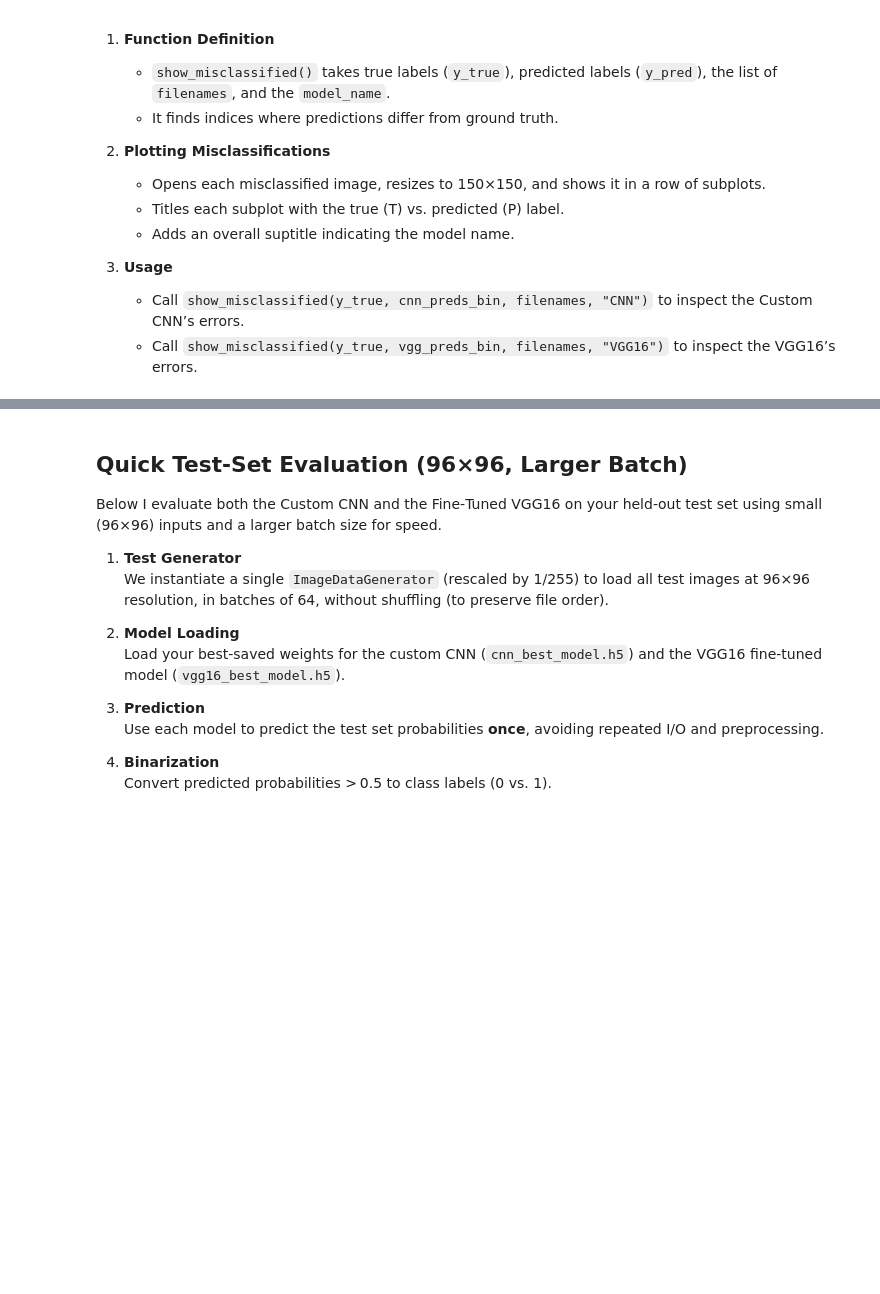
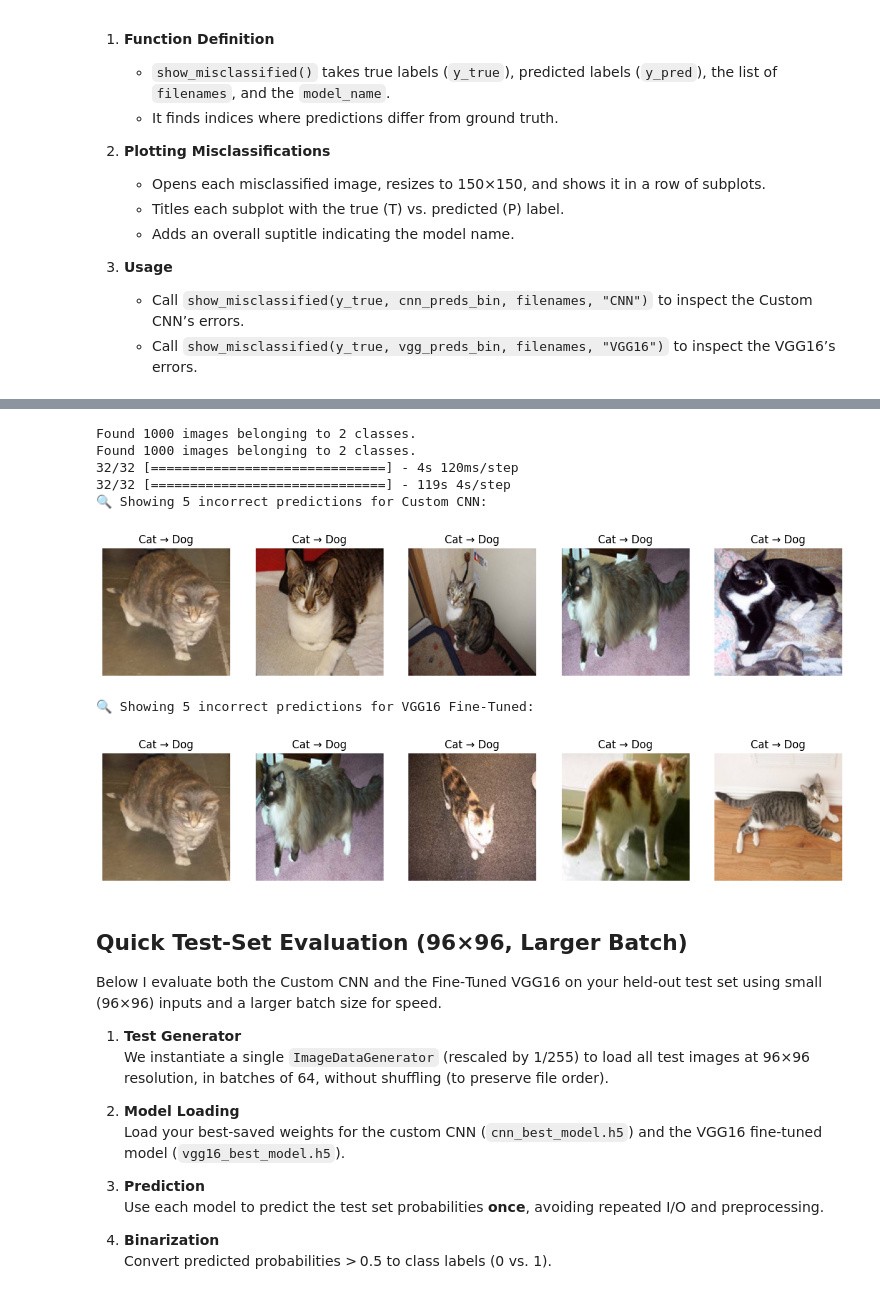
Before and after one commit to FenilPatel1279/lab3CSCN8010, a Jupyter notebook: 111.ipynb, the cells around one changed output, grey strips where cells are left out. Drawn from its saved outputs; the diff is of its cells as text; code cells hidden in the pictures; blank space fills up the shorter version.

```diff
--- a/111.ipynb
+++ b/111.ipynb
@@ -1018,3 +1002,79 @@ show_misclassified(y_true, vgg_preds_bin, filenames, "VGG16")
+# %%
+import numpy as np
+import matplotlib.pyplot as plt
+from PIL import Image
+from tensorflow.keras.preprocessing.image import ImageDataGenerator
+from tensorflow.keras.models import load_model
+
+# ─── 1. Define the helper ─────────────────────────────────────────────────────
+def show_misclassified(y_true, y_pred, filenames, model_name, count=5, base_dir="data/dogs-vs-cats-small"):
+    """
+    Displays the first `count` images that were misclassified by a model.
+    """
+    incorrect_idx = np.where(y_true != y_pred)[0]
+    print(f"🔍 Showing {min(count, len(incorrect_idx))} incorrect predictions for {model_name}:")
+    fig, axes = plt.subplots(1, min(count, len(incorrect_idx)), figsize=(15, 4))
+    for i, idx in enumerate(incorrect_idx[:count]):
+        img_path = filenames[idx]
+        # if filenames are relative, prepend the directory:
+        full_path = img_path if img_path.startswith("/") else f"{base_dir}/{img_path}"
+        img = Image.open(full_path).resize((150, 150))
+        axes[i].imshow(img)
+        axes[i].axis("off")
+        true_lbl = "Dog" if y_true[idx] == 1 else "Cat"
+        pred_lbl = "Dog" if y_pred[idx] == 1 else "Cat"
+        axes[i].set_title(f"{true_lbl} → {pred_lbl}")
+    plt.show()
+
+# ─── 2. Prepare validation generators ──────────────────────────────────────────
+IMG_SIZE = (150, 150)
+BATCH_SIZE = 32
+DATA_DIR = "data/dogs-vs-cats-small"
+
+val_gen_vgg = ImageDataGenerator(rescale=1./255, validation_split=0.2) \
+    .flow_from_directory(
+        DATA_DIR,
+        target_size=IMG_SIZE,
+        batch_size=BATCH_SIZE,
+        class_mode='binary',
+        subset='validation',
+        shuffle=False
+    )
+
+val_gen_cnn = ImageDataGenerator(rescale=1./255, validation_split=0.2) \
+    .flow_from_directory(
+        DATA_DIR,
+        target_size=(96, 96),   # or whatever size your CNN expects
+        batch_size=BATCH_SIZE,
+        class_mode='binary',
+        subset='validation',
+        shuffle=False
+    )
+
+# ─── 3. Load your trained models ───────────────────────────────────────────────
+cnn_model = load_model("cnn_best_model.h5")
+vgg_model = load_model("vgg16_best_model.h5")
+
+# Run predictions
+y_true        = val_gen_vgg.classes            # ground‑truth labels
+filenames     = val_gen_vgg.filenames          # paths relative to DATA_DIR
+cnn_preds     = cnn_model.predict(val_gen_cnn)
+vgg_preds     = vgg_model.predict(val_gen_vgg)
+cnn_preds_bin = (cnn_preds > 0.5).astype(int).flatten()
+vgg_preds_bin = (vgg_preds > 0.5).astype(int).flatten()
+
+# Show misclassified examples ]
+show_misclassified(y_true, cnn_preds_bin, filenames, "Custom CNN")
+show_misclassified(y_true, vgg_preds_bin, filenames, "VGG16 Fine‑Tuned")
+# %% [output]
+Found 1000 images belonging to 2 classes.
+Found 1000 images belonging to 2 classes.
+32/32 [==============================] - 4s 120ms/step
+32/32 [==============================] - 119s 4s/step
+🔍 Showing 5 incorrect predictions for Custom CNN:
+[figure, added]
+🔍 Showing 5 incorrect predictions for VGG16 Fine‑Tuned:
+[figure, added]
 # %% [markdown]
 ## Quick Test‑Set Evaluation (96×96, Larger Batch)
 
```
Also changed, not shown: parts of 10 cells of this notebook, 3 other files.
